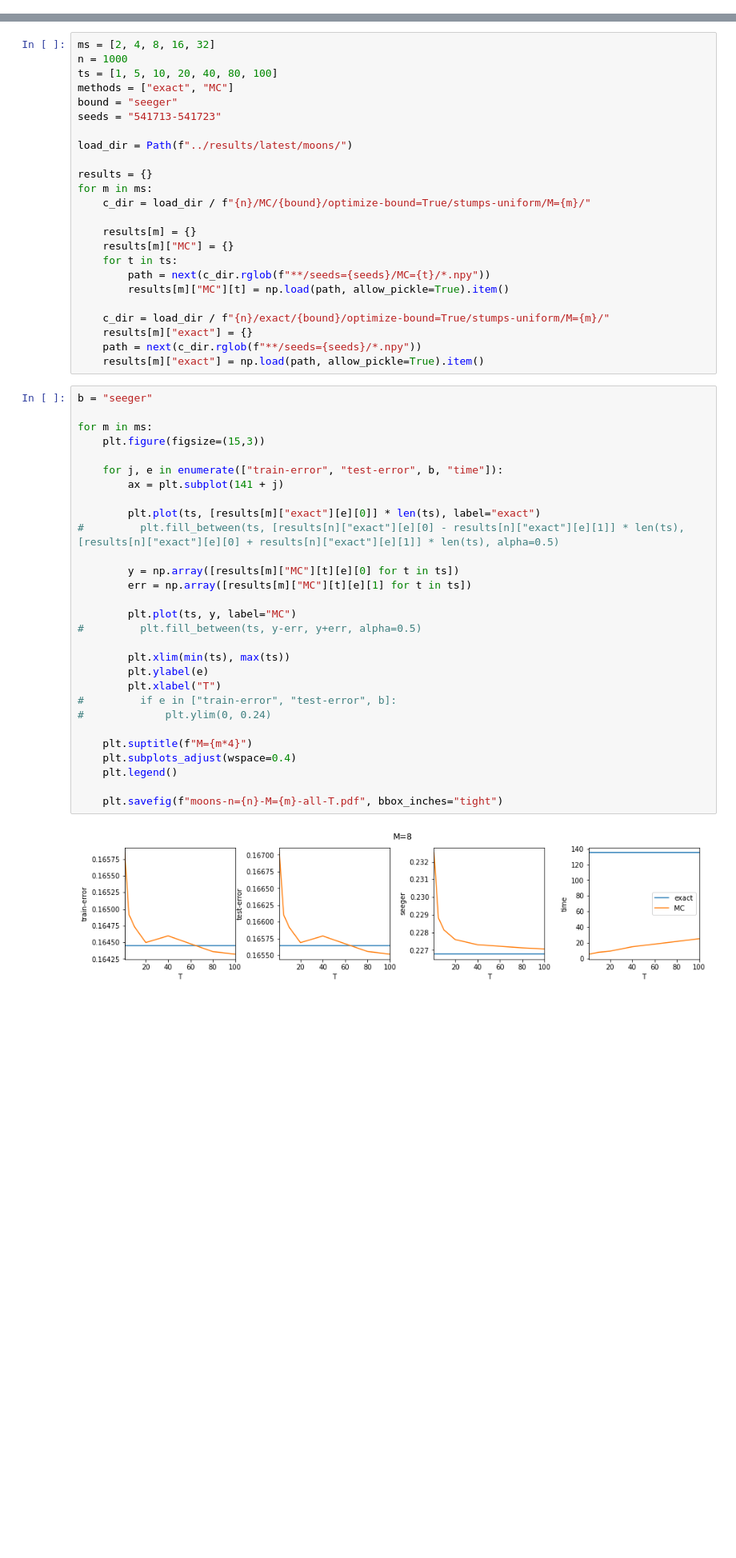
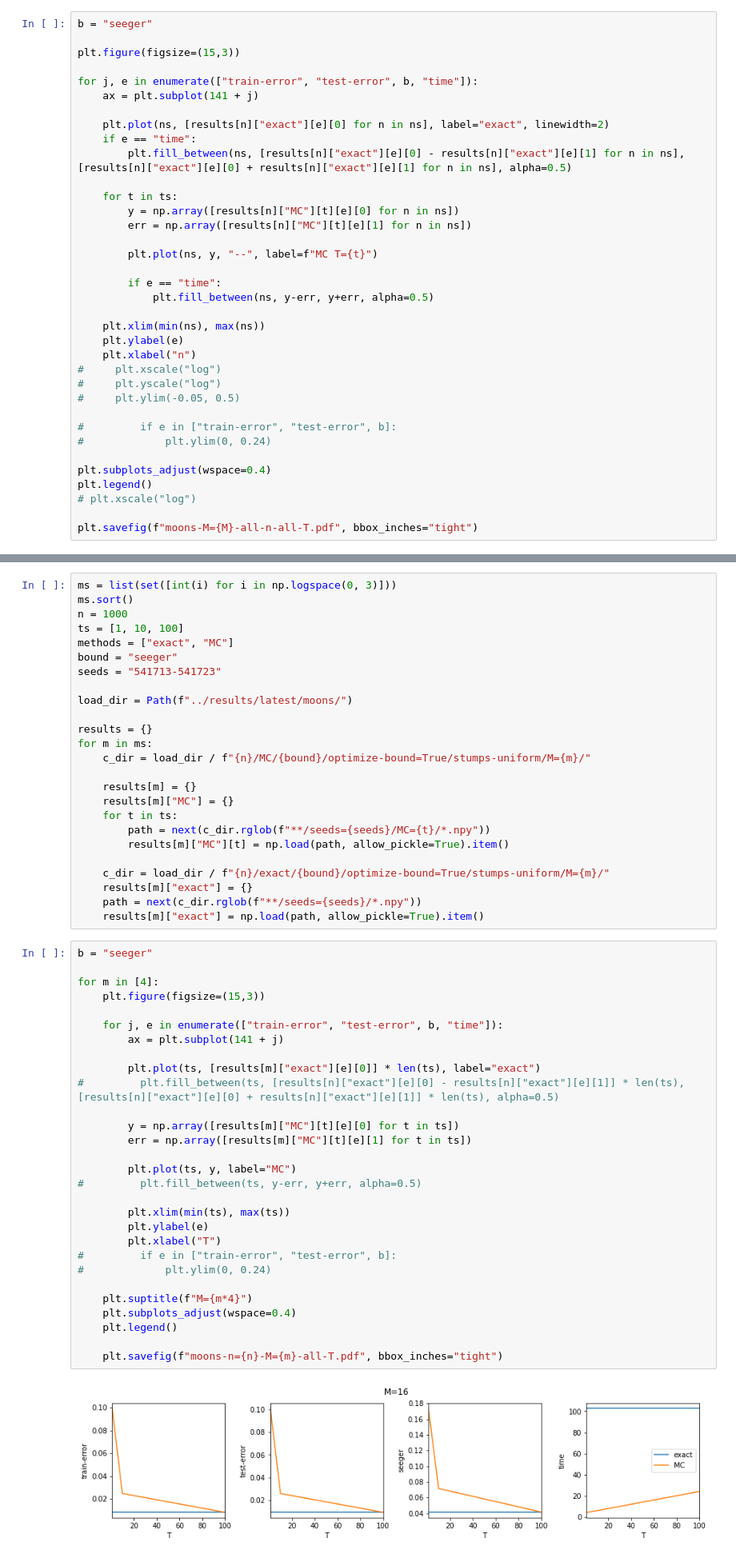
Before and after one commit to vzantedeschi/StocMV, a Jupyter notebook: notebooks/exact-vs-MC.ipynb, the cells around one changed output, grey strips where cells are left out. Shown at 80% size. Drawn from its saved outputs; the diff is of its cells as text; blank space fills up the shorter version.

```diff
--- a/notebooks/exact-vs-MC.ipynb
+++ b/notebooks/exact-vs-MC.ipynb
@@ -154,0 +129,36 @@ for t in [1, 10, 100]:
+# %%
+b = "seeger"
+
+plt.figure(figsize=(15,3))
+
+for j, e in enumerate(["train-error", "test-error", b, "time"]):
+    ax = plt.subplot(141 + j)
+
+    plt.plot(ns, [results[n]["exact"][e][0] for n in ns], label="exact", linewidth=2)
+    if e == "time":
+        plt.fill_between(ns, [results[n]["exact"][e][0] - results[n]["exact"][e][1] for n in ns], [results[n]["exact"][e][0] + results[n]["exact"][e][1] for n in ns], alpha=0.5)
+
+    for t in ts:
+        y = np.array([results[n]["MC"][t][e][0] for n in ns])
+        err = np.array([results[n]["MC"][t][e][1] for n in ns])
+
+        plt.plot(ns, y, "--", label=f"MC T={t}")
+
+        if e == "time":
+            plt.fill_between(ns, y-err, y+err, alpha=0.5)
+
+    plt.xlim(min(ns), max(ns))
+    plt.ylabel(e)
+    plt.xlabel("n")
+#     plt.xscale("log")
+#     plt.yscale("log")
+#     plt.ylim(-0.05, 0.5)
+
+#         if e in ["train-error", "test-error", b]:
+#             plt.ylim(0, 0.24)
+
+plt.subplots_adjust(wspace=0.4)
+plt.legend()
+# plt.xscale("log")
+
+plt.savefig(f"moons-M={M}-all-n-all-T.pdf", bbox_inches="tight")
@@ -155,7 +167,8 @@ for t in [1, 10, 100]:
 # %%
-ms = [2, 4, 8, 16, 32]
+ms = list(set([int(i) for i in np.logspace(0, 3)]))
+ms.sort()
 n = 1000
-ts = [1, 5, 10, 20, 40, 80, 100]
+ts = [1, 10, 100]
 methods = ["exact", "MC"]
 bound = "seeger"
 seeds = "541713-541723"
@@ -179,31 +192,31 @@ for m in ms:
 # %%
 b = "seeger"
 
-for m in ms:
+for m in [4]:
     plt.figure(figsize=(15,3))
 
     for j, e in enumerate(["train-error", "test-error", b, "time"]):
         ax = plt.subplot(141 + j)
 
         plt.plot(ts, [results[m]["exact"][e][0]] * len(ts), label="exact")
 #         plt.fill_between(ts, [results[n]["exact"][e][0] - results[n]["exact"][e][1]] * len(ts), [results[n]["exact"][e][0] + results[n]["exact"][e][1]] * len(ts), alpha=0.5)
 
         y = np.array([results[m]["MC"][t][e][0] for t in ts])
         err = np.array([results[m]["MC"][t][e][1] for t in ts])
 
         plt.plot(ts, y, label="MC")
 #         plt.fill_between(ts, y-err, y+err, alpha=0.5)
 
         plt.xlim(min(ts), max(ts))
         plt.ylabel(e)
         plt.xlabel("T")
 #         if e in ["train-error", "test-error", b]:
 #             plt.ylim(0, 0.24)
 
     plt.suptitle(f"M={m*4}")
     plt.subplots_adjust(wspace=0.4)
     plt.legend()
 
     plt.savefig(f"moons-n={n}-M={m}-all-T.pdf", bbox_inches="tight")
 # %% [output]
-[figure, old version]
+[figure, new version]
```
Also changed, not shown: parts of 6 cells of this notebook, 35 other files.
